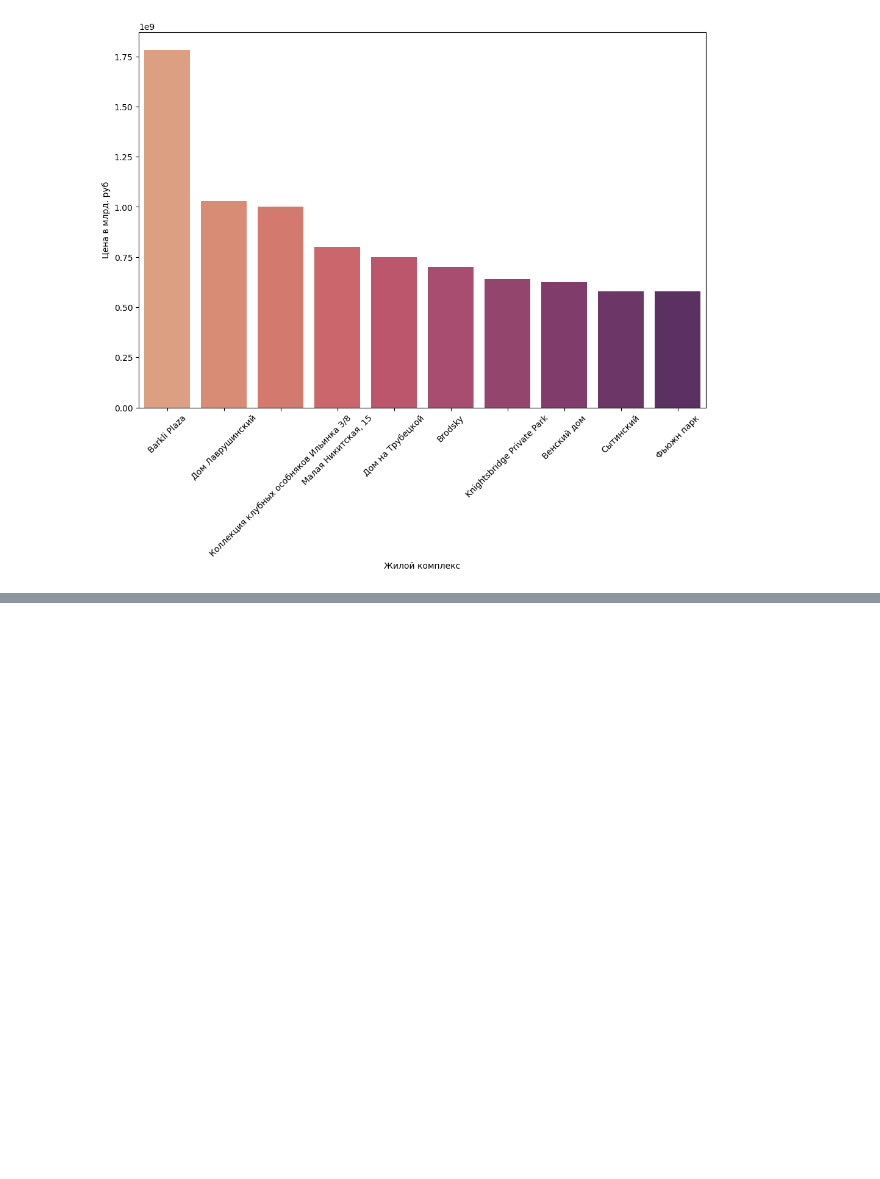
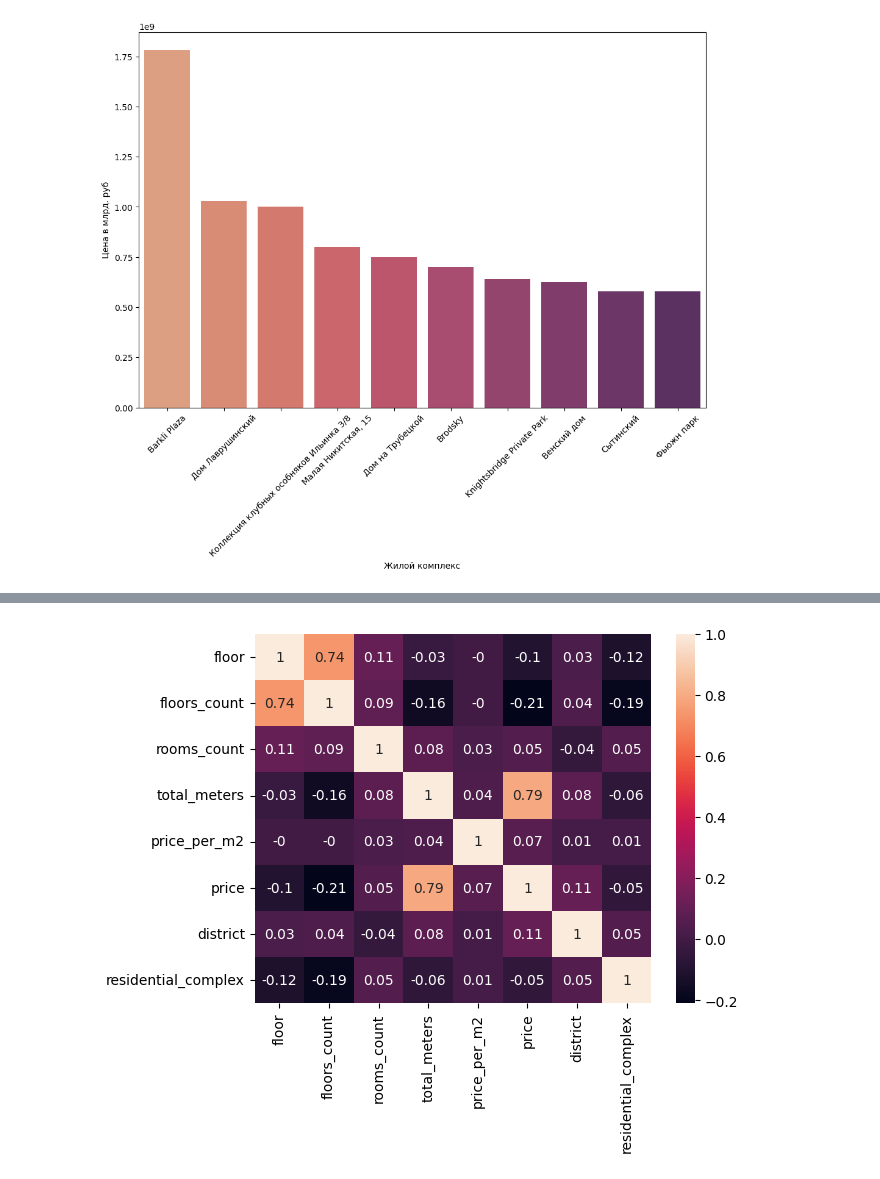
Before and after one commit to trizyx/moscow_realty, a Jupyter notebook: analysis.ipynb, the cells around one changed output, grey strips where cells are left out. Drawn from its saved outputs; the diff is of its cells as text; code cells hidden in the pictures; blank space fills up the shorter version.

```diff
--- a/analysis.ipynb
+++ b/analysis.ipynb
@@ -181,3 +181,6 @@ Passing `palette` without assigning `hue` is deprecated and will be removed in v
 
   sns.barplot(complex_counts, palette='flare')
 [figure]
+# %%
+df = df.drop(['author', 'author_type', 'link', 'city', 'deal_type', 'accommodation_type', 'street', 'underground', 'house_number'],  axis=1)
+print(df.head())
@@ -183,0 +201,9 @@ Passing `palette` without assigning `hue` is deprecated and will be removed in v
+# %%
+from sklearn.preprocessing import LabelEncoder
+le = LabelEncoder()
+df[['district', 'residential_complex']] = df[['district', 'residential_complex']].apply(le.fit_transform)
+corr_matrix = df.corr().round(2)
+sns.heatmap(data=corr_matrix, annot=True)
+plt.show()
+# %% [output]
+[figure, added]
```
Also changed, not shown: parts of 4 cells of this notebook.
